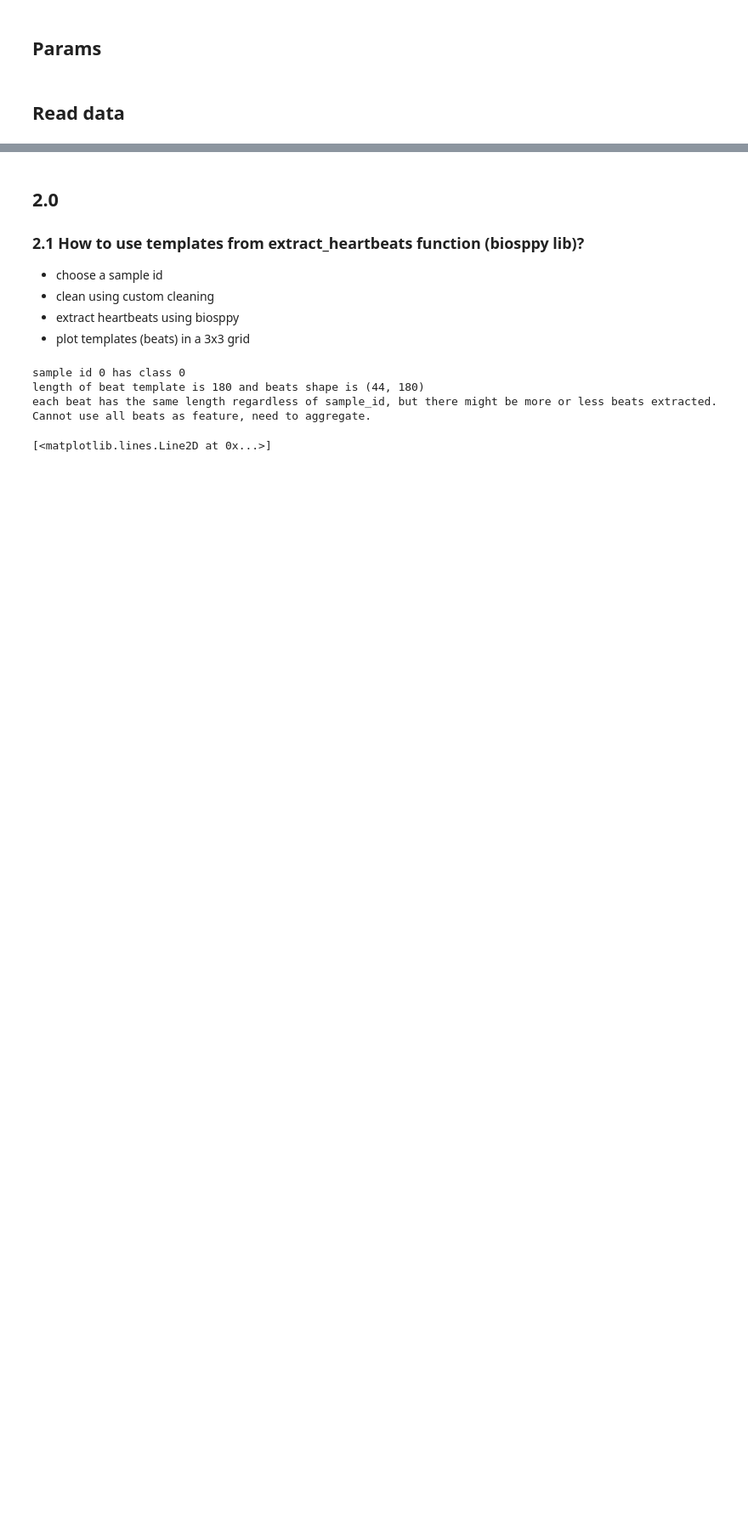
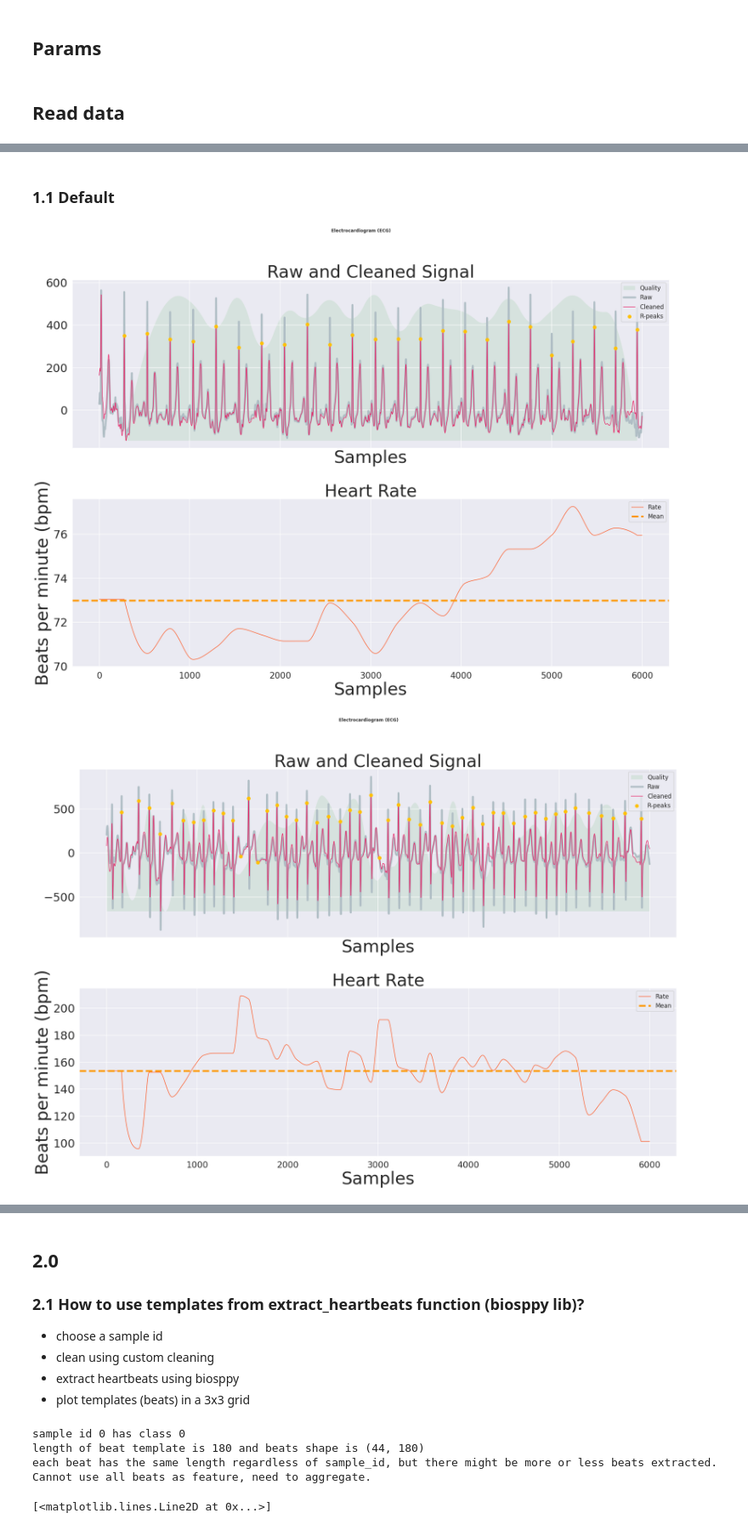
Before and after one commit to jaymoneyjay/aml-project, a Jupyter notebook: task2/feature_extraction_aggregate.ipynb, the cells around one changed output, grey strips where cells are left out. Shown at 85% size. Saved outputs shown, nothing was run; the diff lists cells and outputs as text; code cells hidden in the pictures; blank space fills up the shorter version.

```diff
--- a/task2/feature_extraction_aggregate.ipynb
+++ b/task2/feature_extraction_aggregate.ipynb
@@ -57,0 +66,10 @@ df_target = pd.read_csv(path+'y_train.csv')
+# %%
+## Get one sample per class, taken from biosppy_examples.ipynb
+labels_array = df_target['y'].to_numpy()
+num_classes = 4
+sample_signal_ids = []
+for class_id in range(num_classes):
+    sample_signal_ids.append(int(np.argwhere(labels_array == class_id)[0]))
+
+# Print indices of the sample signals
+sample_signal_ids
@@ -57,0 +83,15 @@ df_target = pd.read_csv(path+'y_train.csv')
+# %% [markdown]
+### 1.1 Default
+# %%
+# Default processing pipeline
+for class_id in range(num_classes):
+    signal = df_train.loc[sample_signal_ids[class_id]].dropna().to_numpy(dtype='float32')
+    # Get a subsequence of a signal and downsample it for visualization purposes
+    signal_cut = signal[1000:7000]
+    signals, info = nk.ecg_process(signal_cut, sampling_rate=sr)
+
+    # Visualize
+    plot = nk.ecg_plot(signals)
+# %% [output]
+[figure, added]
+[figure, added]
```
Also changed, not shown: parts of 40 cells of this notebook.
